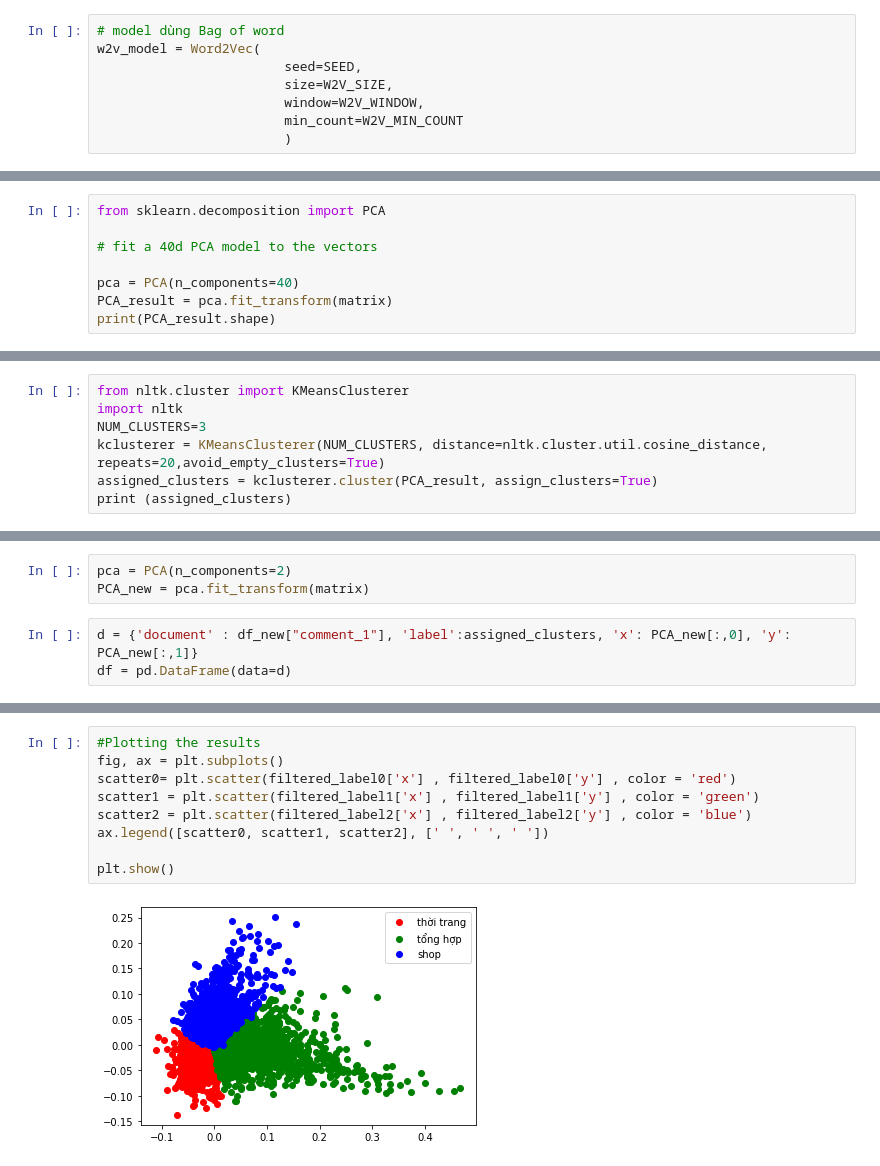
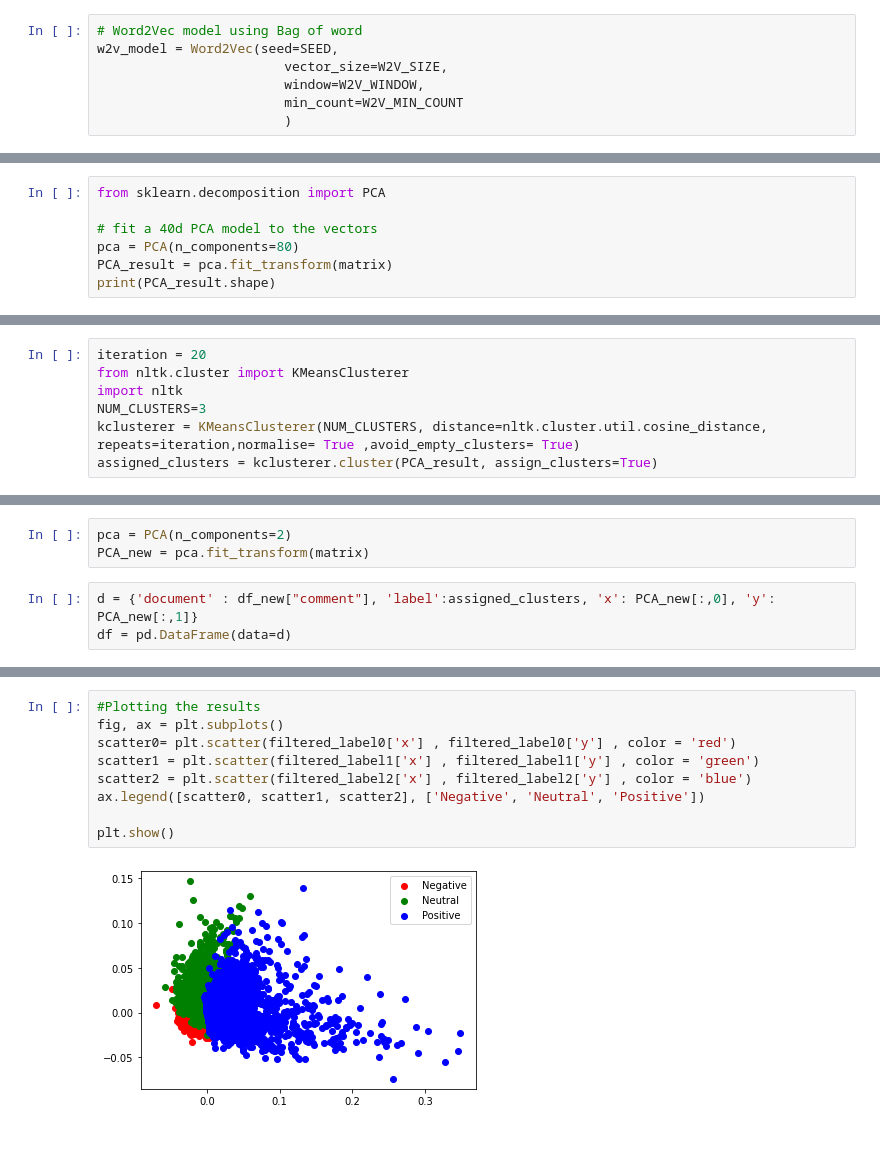
Before and after one commit to Phat-pham99/Unsupervised_sentiment_analysis, a Jupyter notebook: Unsupervised_sentiment_analysis.ipynb, the cells around one changed output, grey strips where cells are left out. Saved outputs shown, nothing was run; the diff lists cells and outputs as text.

```diff
--- a/Unsupervised_sentiment_analysis.ipynb
+++ b/Unsupervised_sentiment_analysis.ipynb
@@ -73,8 +49,7 @@ SEED = 123 # random
 # %%
-# model dùng Bag of word
-w2v_model = Word2Vec(
-                        seed=SEED,
-                        size=W2V_SIZE,
+# Word2Vec model using Bag of word
+w2v_model = Word2Vec(seed=SEED,
+                        vector_size=W2V_SIZE,
                         window=W2V_WINDOW,
                         min_count=W2V_MIN_COUNT
                         )
@@ -170,8 +143,7 @@ print(matrix.shape)
 from sklearn.decomposition import PCA
 
 # fit a 40d PCA model to the vectors
-
-pca = PCA(n_components=40)
+pca = PCA(n_components=80)
 PCA_result = pca.fit_transform(matrix)
 print(PCA_result.shape)
 # %% [output]
@@ -179,9 +151,9 @@ print(PCA_result.shape)
 # %% [markdown]
 # K-mean clustering
 # %%
+iteration = 20
 from nltk.cluster import KMeansClusterer
 import nltk
 NUM_CLUSTERS=3
-kclusterer = KMeansClusterer(NUM_CLUSTERS, distance=nltk.cluster.util.cosine_distance, repeats=20,avoid_empty_clusters=True)
+kclusterer = KMeansClusterer(NUM_CLUSTERS, distance=nltk.cluster.util.cosine_distance, repeats=iteration,normalise= True ,avoid_empty_clusters= True)
 assigned_clusters = kclusterer.cluster(PCA_result, assign_clusters=True)
-print (assigned_clusters)
@@ -195,5 +165,5 @@ assigned_clusters = np.array(assigned_clusters)
 pca = PCA(n_components=2)
 PCA_new = pca.fit_transform(matrix)
 # %%
-d = {'document' : df_new["comment_1"], 'label':assigned_clusters, 'x': PCA_new[:,0], 'y': PCA_new[:,1]}
+d = {'document' : df_new["comment"], 'label':assigned_clusters, 'x': PCA_new[:,0], 'y': PCA_new[:,1]}
 df = pd.DataFrame(data=d)
@@ -269,11 +235,11 @@ filtered_label2.head(50)
 # %%
 #Plotting the results
 fig, ax = plt.subplots()
 scatter0= plt.scatter(filtered_label0['x'] , filtered_label0['y'] , color = 'red')
 scatter1 = plt.scatter(filtered_label1['x'] , filtered_label1['y'] , color = 'green')
 scatter2 = plt.scatter(filtered_label2['x'] , filtered_label2['y'] , color = 'blue')
-ax.legend([scatter0, scatter1, scatter2], [' ', ' ', ' '])
+ax.legend([scatter0, scatter1, scatter2], ['Negative', 'Neutral', 'Positive'])
 
 plt.show()
 # %% [output]
-[figure, old version]
+[figure, new version]
```
Also changed, not shown: parts of 17 cells of this notebook.
